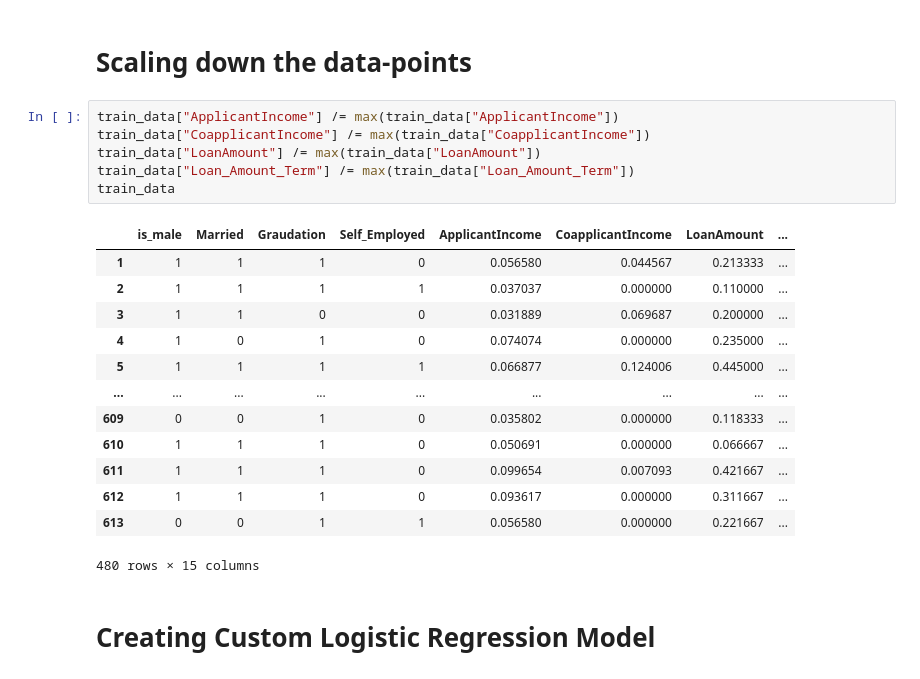
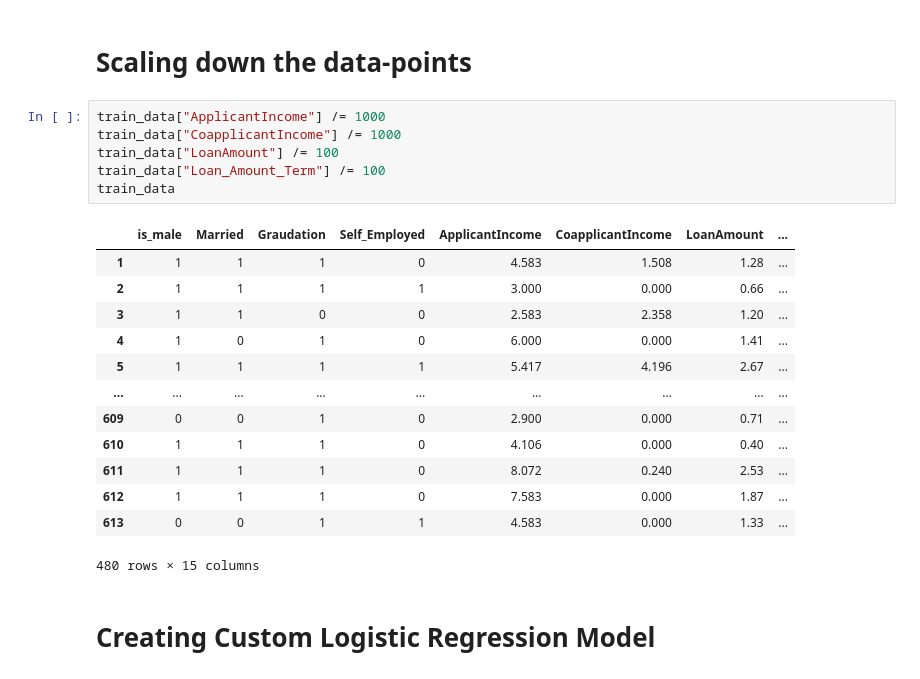
Before and after one commit to DarkMortal/Machine-Learning, a Jupyter notebook: Logistic Regression/Logistic Regression.ipynb, the cells around one changed output. Cells and saved outputs as stored; diff of their text form.

```diff
--- a/Logistic Regression/Logistic Regression.ipynb
+++ b/Logistic Regression/Logistic Regression.ipynb
@@ -140,24 +140,24 @@ train_data
 # %% [markdown]
 # Scaling down the data-points
 # %%
-train_data["ApplicantIncome"] /= max(train_data["ApplicantIncome"])
-train_data["CoapplicantIncome"] /= max(train_data["CoapplicantIncome"])
-train_data["LoanAmount"] /= max(train_data["LoanAmount"])
-train_data["Loan_Amount_Term"] /= max(train_data["Loan_Amount_Term"])
+train_data["ApplicantIncome"] /= 1000
+train_data["CoapplicantIncome"] /= 1000
+train_data["LoanAmount"] /= 100
+train_data["Loan_Amount_Term"] /= 100
 train_data
 # %% [output]
 |  | is_male | Married | Graudation | Self_Employed | ApplicantIncome | CoapplicantIncome | LoanAmount | ... |
-| 1 | 1 | 1 | 1 | 0 | 0.056580 | 0.044567 | 0.213333 | ... |
-| 2 | 1 | 1 | 1 | 1 | 0.037037 | 0.000000 | 0.110000 | ... |
-| 3 | 1 | 1 | 0 | 0 | 0.031889 | 0.069687 | 0.200000 | ... |
-| 4 | 1 | 0 | 1 | 0 | 0.074074 | 0.000000 | 0.235000 | ... |
-| 5 | 1 | 1 | 1 | 1 | 0.066877 | 0.124006 | 0.445000 | ... |
+| 1 | 1 | 1 | 1 | 0 | 4.583 | 1.508 | 1.28 | ... |
+| 2 | 1 | 1 | 1 | 1 | 3.000 | 0.000 | 0.66 | ... |
+| 3 | 1 | 1 | 0 | 0 | 2.583 | 2.358 | 1.20 | ... |
+| 4 | 1 | 0 | 1 | 0 | 6.000 | 0.000 | 1.41 | ... |
+| 5 | 1 | 1 | 1 | 1 | 5.417 | 4.196 | 2.67 | ... |
 | ... | ... | ... | ... | ... | ... | ... | ... | ... |
-| 609 | 0 | 0 | 1 | 0 | 0.035802 | 0.000000 | 0.118333 | ... |
-| 610 | 1 | 1 | 1 | 0 | 0.050691 | 0.000000 | 0.066667 | ... |
-| 611 | 1 | 1 | 1 | 0 | 0.099654 | 0.007093 | 0.421667 | ... |
-| 612 | 1 | 1 | 1 | 0 | 0.093617 | 0.000000 | 0.311667 | ... |
-| 613 | 0 | 0 | 1 | 1 | 0.056580 | 0.000000 | 0.221667 | ... |
+| 609 | 0 | 0 | 1 | 0 | 2.900 | 0.000 | 0.71 | ... |
+| 610 | 1 | 1 | 1 | 0 | 4.106 | 0.000 | 0.40 | ... |
+| 611 | 1 | 1 | 1 | 0 | 8.072 | 0.240 | 2.53 | ... |
+| 612 | 1 | 1 | 1 | 0 | 7.583 | 0.000 | 1.87 | ... |
+| 613 | 0 | 0 | 1 | 1 | 4.583 | 0.000 | 1.33 | ... |
 480 rows × 15 columns
 # %% [markdown]
 # Creating Custom Logistic Regression Model
```
Also changed, not shown: parts of 5 cells of this notebook.
